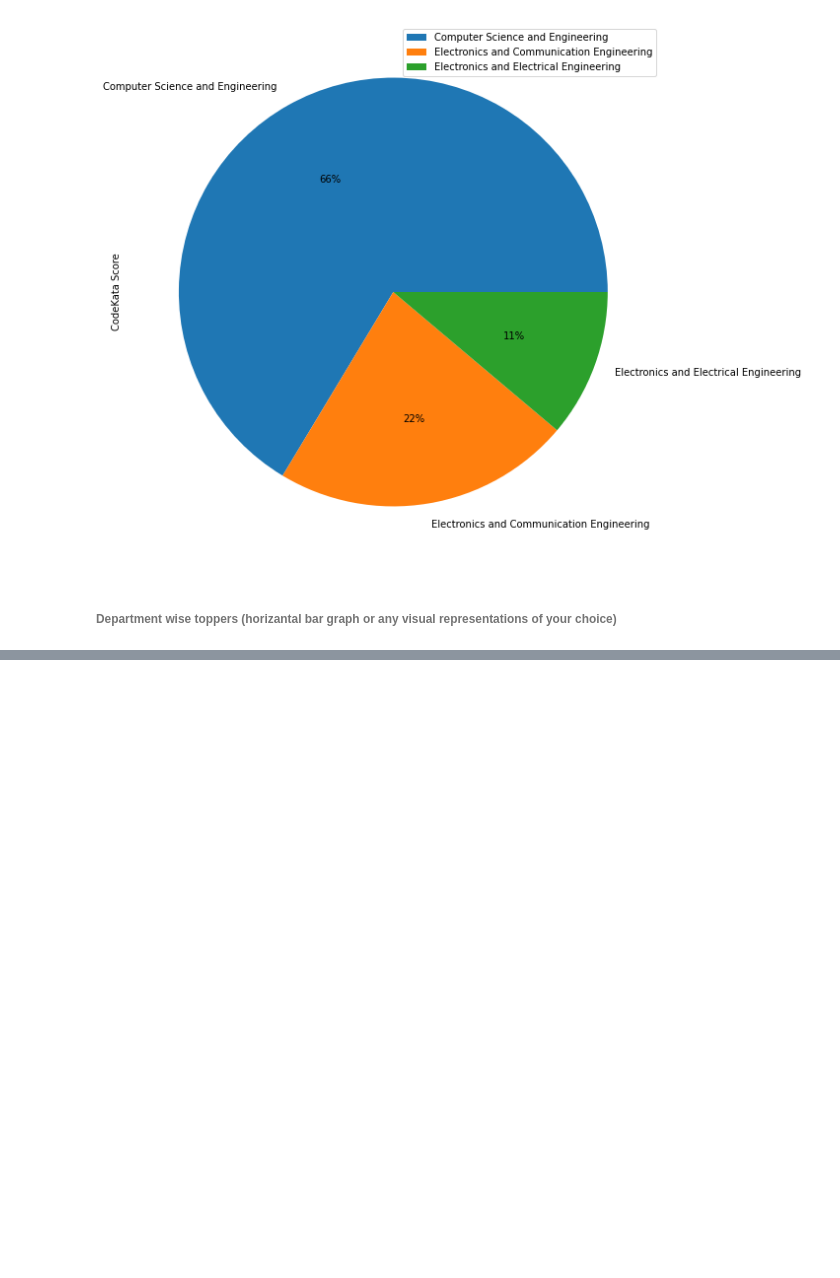
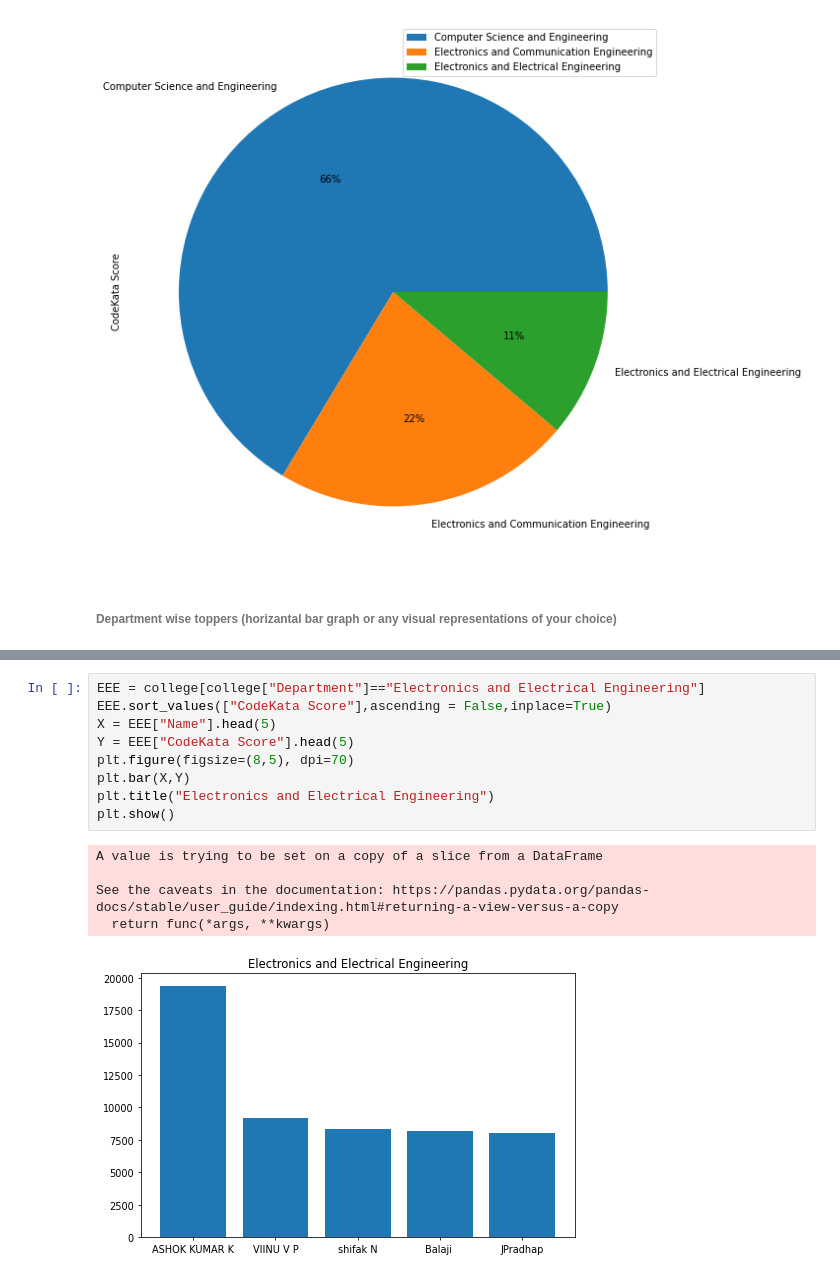
Before and after one commit to ajithspoojary/Pandas_GuviTask4, a Jupyter notebook: Pandas_GuviTask4.ipynb, the cells around one changed output, grey strips where cells are left out. Saved outputs shown, nothing was run; the diff lists cells and outputs as text; blank space fills up the shorter version.

```diff
--- a/Pandas_GuviTask4.ipynb
+++ b/Pandas_GuviTask4.ipynb
@@ -199,0 +235,15 @@ dept_codekata.groupby(['Department']).sum().plot(kind='pie', y='CodeKata Score',
+# %%
+EEE = college[college["Department"]=="Electronics and Electrical Engineering"]
+EEE.sort_values(["CodeKata Score"],ascending = False,inplace=True)
+X = EEE["Name"].head(5)
+Y = EEE["CodeKata Score"].head(5)
+plt.figure(figsize=(8,5), dpi=70)
+plt.bar(X,Y)
+plt.title("Electronics and Electrical Engineering")
+plt.show()
+# %% [output]
+A value is trying to be set on a copy of a slice from a DataFrame
+
+See the caveats in the documentation: https://pandas.pydata.org/pandas-docs/stable/user_guide/indexing.html#returning-a-view-versus-a-copy
+  return func(*args, **kwargs)
+[figure, added]
```
Also changed, not shown: parts of 12 cells of this notebook.
